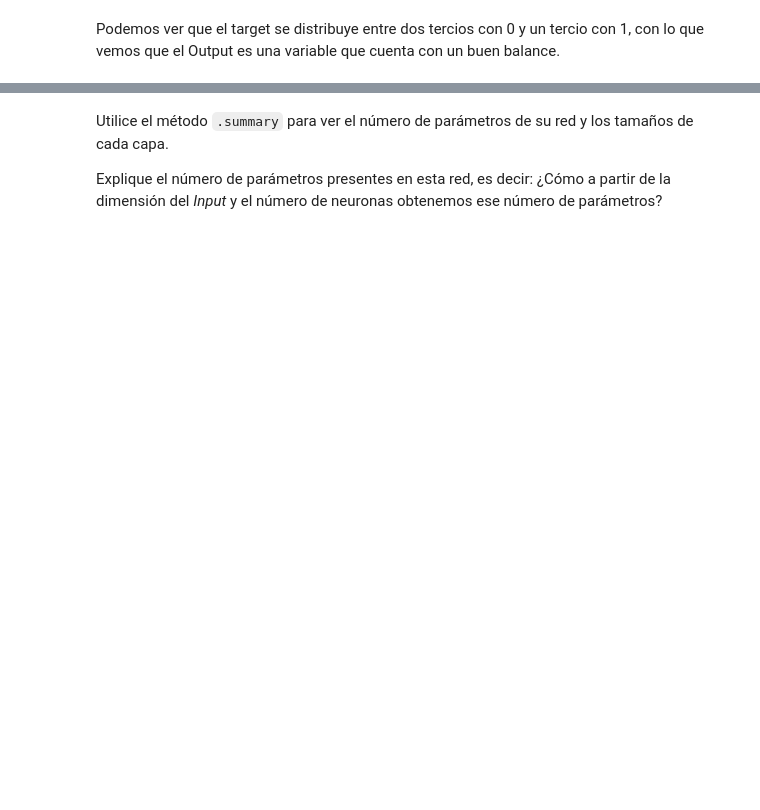
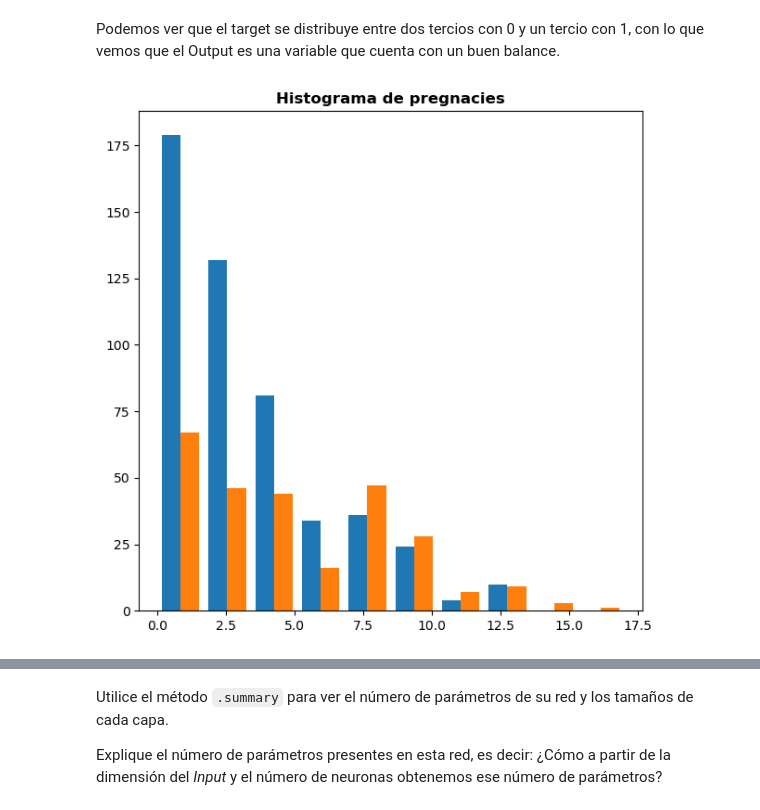
Before and after one commit to FabianCastellano/inf395_hw1, a Jupyter notebook: Enunciado_Tarea1.ipynb, the cells around one changed output, grey strips where cells are left out. Saved outputs shown, nothing was run; the diff lists cells and outputs as text; code cells hidden in the pictures; blank space fills up the shorter version.

```diff
--- a/Enunciado_Tarea1.ipynb
+++ b/Enunciado_Tarea1.ipynb
@@ -91,2 +122,10 @@ df['Pregnancies'].index
 # %% [markdown]
 Podemos ver que el target se distribuye entre dos tercios con 0 y un tercio con 1, con lo que vemos que el Output es una variable que cuenta con un buen balance.
+# %%
+import seaborn as sns
+plt.figure(figsize = (7, 7))
+plt.hist([df[df.Outcome == 0].Pregnancies, df[df.Outcome != 0].Pregnancies])
+plt.title("Histograma de pregnacies", fontweight="bold")
+plt.show()
+# %% [output]
+[figure, added]
```
Also changed, not shown: parts of 53 cells of this notebook.
